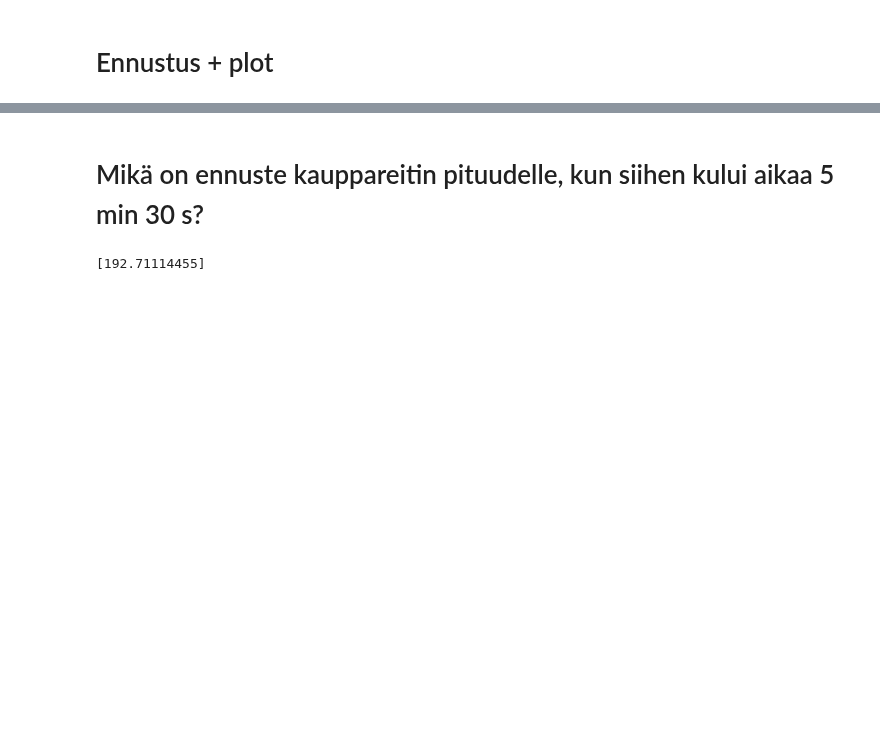
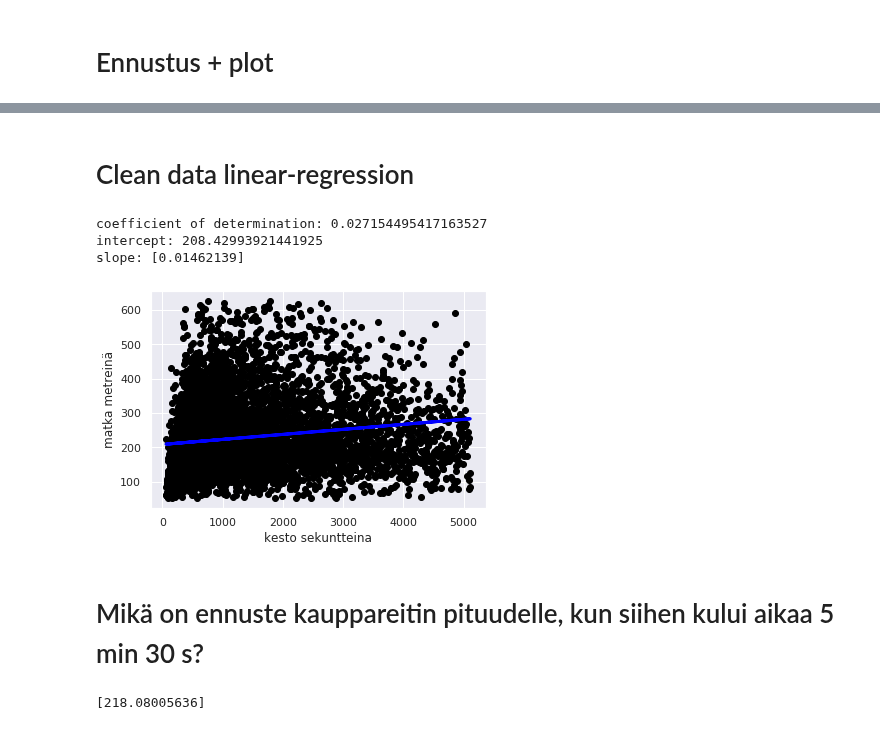
Before and after one commit to Erik-Eki/Project-2-machine-learning-applications, a Jupyter notebook: LineaariRegressio.ipynb, the cells around one changed output, grey strips where cells are left out. Drawn from its saved outputs; the diff is of its cells as text; code cells hidden in the pictures; blank space fills up the shorter version.

```diff
--- a/LineaariRegressio.ipynb
+++ b/LineaariRegressio.ipynb
@@ -108,3 +149,22 @@ kesto = kesto.reshape((-1, 1))
+# %%
+from scipy.stats import zscore
+# Only use the x and y columns
+df1 = features[["kesto","distance"]]
+
+z_scores = zscore(df1)
+abs_z_scores = np.abs(z_scores)
+
+# Remove rows that have outliers in at least one column
+outliers = df1[(abs_z_scores <= 2.5).all(axis=1)]
+
+# Pidä vain ne rivit, jotka ovat +3 - -3 keskihajonnan sisällä.
+filtered_entries = (abs_z_scores <= 2.5).all(axis=1)
+df_clean = features[filtered_entries]
+
+del df1
+
+df_clean = df_clean[df_clean['kesto'] > 60]
+df_clean = df_clean[df_clean['distance'] > 50]
 # %% [markdown]
 # LinearRegressio malli + coefficient, intercept, slope
 # %%
@@ -140,7 +200,41 @@ plt.show()
+# %% [markdown]
+# Clean data linear-regression
+# %%
+import numpy as np
+from sklearn.linear_model import LinearRegression
+
+
+matka = df_clean.distance.values
+kesto = df_clean.kesto.values
+kesto = kesto.reshape((-1, 1))
+
+model = LinearRegression()
+model.fit(kesto, matka)
+
+r_sq = model.score(kesto,matka)
+print('coefficient of determination:', r_sq)
+
+print('intercept:', model.intercept_)
+intercept: 5.633333333333329
+print('slope:', model.coef_)
+
+y_pred = model.predict(kesto)
+
+plt.scatter(kesto, matka,  color='black')
+plt.plot(kesto, y_pred, color='blue', linewidth=3)
+plt.xlabel('kesto sekuntteina')
+plt.ylabel('matka metreinä')
+
+plt.show()
+# %% [output]
+coefficient of determination: 0.027154495417163527
+intercept: 208.42993921441925
+slope: [0.01462139]
+[figure, added]
 # %% [markdown]
 # Mikä on ennuste kauppareitin pituudelle, kun siihen kului aikaa 5 min 30 s?
 # %%
-y_pred = model.predict([[330]])
+y_pred = model.predict([[660]])
 print(y_pred)
 # %% [output]
-[192.71114455]
+[218.08005636]
```
Also changed, not shown: parts of 12 cells of this notebook.
